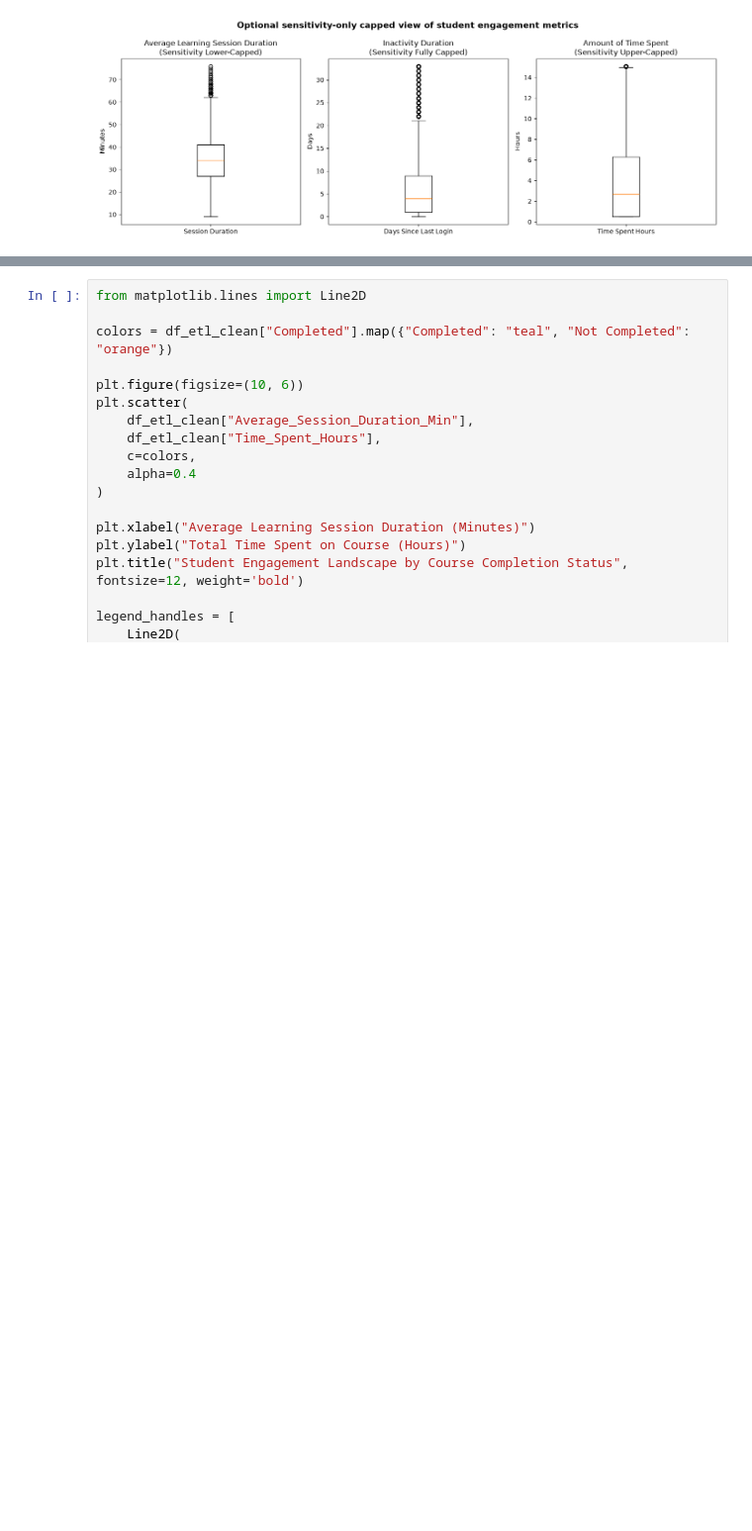
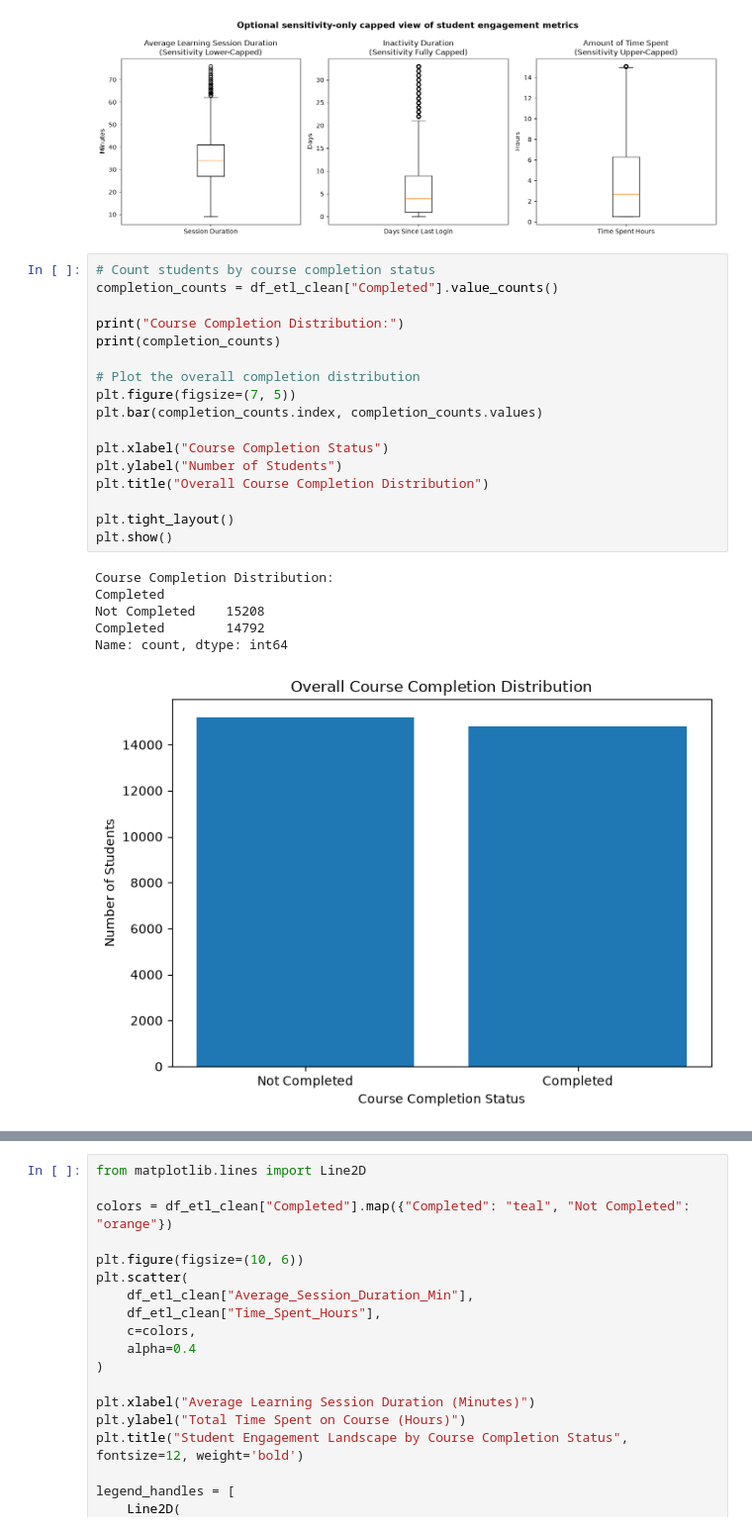
Before and after one commit to adithya-blip111/data_ai_project, a Jupyter notebook: src/data_ai_project.ipynb, the cells around one changed output, grey strips where cells are left out. Shown at 99% size. Saved outputs shown, nothing was run; the diff lists cells and outputs as text; blank space fills up the shorter version.

Commit message:
Add overall course completion distribution graph

```diff
--- a/src/data_ai_project.ipynb
+++ b/src/data_ai_project.ipynb
@@ -1155,6 +1136,30 @@ plt.tight_layout()
 plt.show()
 # %% [output]
 [figure]
+# %%
+# Count students by course completion status
+completion_counts = df_etl_clean["Completed"].value_counts()
+
+print("Course Completion Distribution:")
+print(completion_counts)
+
+# Plot the overall completion distribution
+plt.figure(figsize=(7, 5))
+plt.bar(completion_counts.index, completion_counts.values)
+
+plt.xlabel("Course Completion Status")
+plt.ylabel("Number of Students")
+plt.title("Overall Course Completion Distribution")
+
+plt.tight_layout()
+plt.show()
+# %% [output]
+Course Completion Distribution:
+Completed
+Not Completed    15208
+Completed        14792
+Name: count, dtype: int64
+[figure, added]
 # %%
 
 df_analysis = df_etl_clean.copy()
```
Also changed, not shown: parts of 36 cells of this notebook.
